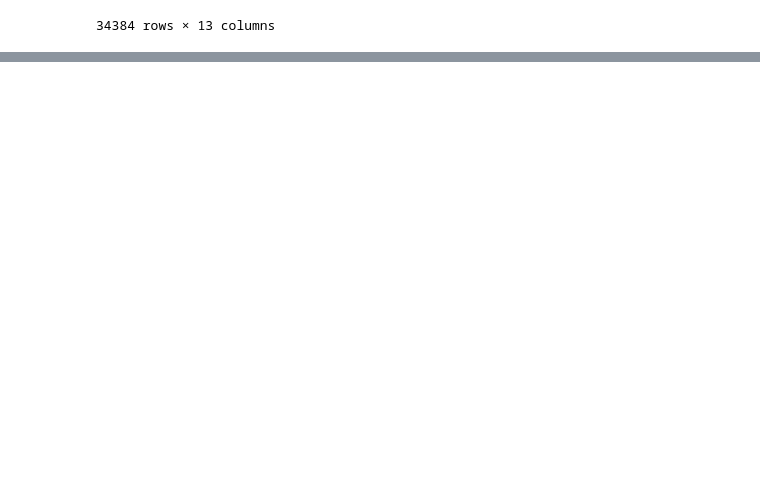
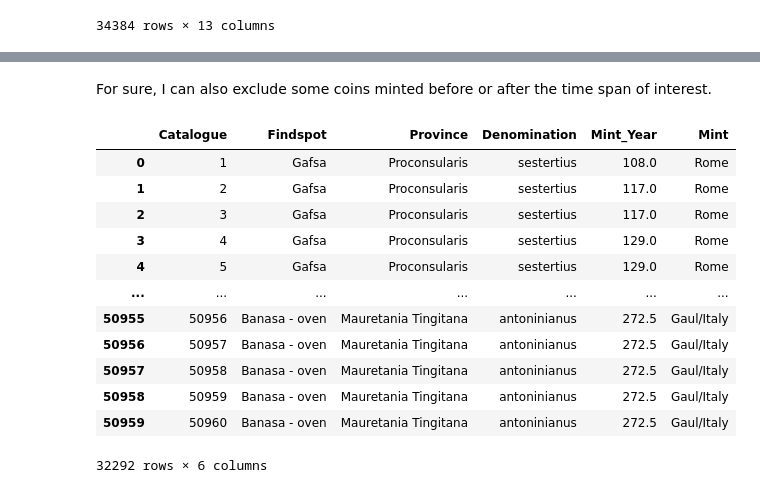
Before and after one commit to mondoboia/numismatic_distribution, a Jupyter notebook: numismatic_distribution.ipynb, the cells around one changed output, grey strips where cells are left out. Cells and saved outputs as stored; diff of their text form; code cells hidden in the pictures; blank space fills up the shorter version.

```diff
--- a/numismatic_distribution.ipynb
+++ b/numismatic_distribution.ipynb
@@ -100,3 +140,22 @@ df_africa
+# %% [markdown]
+For sure, I can also exclude some coins minted before or after the time span of interest.
+# %%
+df_africa = df_africa[(df_africa['Mint_Year'] >= -23) & (df_africa['Mint_Year'] <= 275)]
+df_africa
+# %% [output]
+|  | Catalogue | Findspot | Province | Denomination | Mint_Year | Mint |
+| 0 | 1 | Gafsa | Proconsularis | sestertius | 108.0 | Rome |
+| 1 | 2 | Gafsa | Proconsularis | sestertius | 117.0 | Rome |
+| 2 | 3 | Gafsa | Proconsularis | sestertius | 117.0 | Rome |
+| 3 | 4 | Gafsa | Proconsularis | sestertius | 129.0 | Rome |
+| 4 | 5 | Gafsa | Proconsularis | sestertius | 129.0 | Rome |
+| ... | ... | ... | ... | ... | ... | ... |
+| 50955 | 50956 | Banasa - oven | Mauretania Tingitana | antoninianus | 272.5 | Gaul/Italy |
+| 50956 | 50957 | Banasa - oven | Mauretania Tingitana | antoninianus | 272.5 | Gaul/Italy |
+| 50957 | 50958 | Banasa - oven | Mauretania Tingitana | antoninianus | 272.5 | Gaul/Italy |
+| 50958 | 50959 | Banasa - oven | Mauretania Tingitana | antoninianus | 272.5 | Gaul/Italy |
+| 50959 | 50960 | Banasa - oven | Mauretania Tingitana | antoninianus | 272.5 | Gaul/Italy |
+32292 rows × 6 columns
 # %%
 df_africa.info() # Index, Datatype and Memory information
 # %% [output]
```
Also changed, not shown: parts of 39 cells of this notebook.
